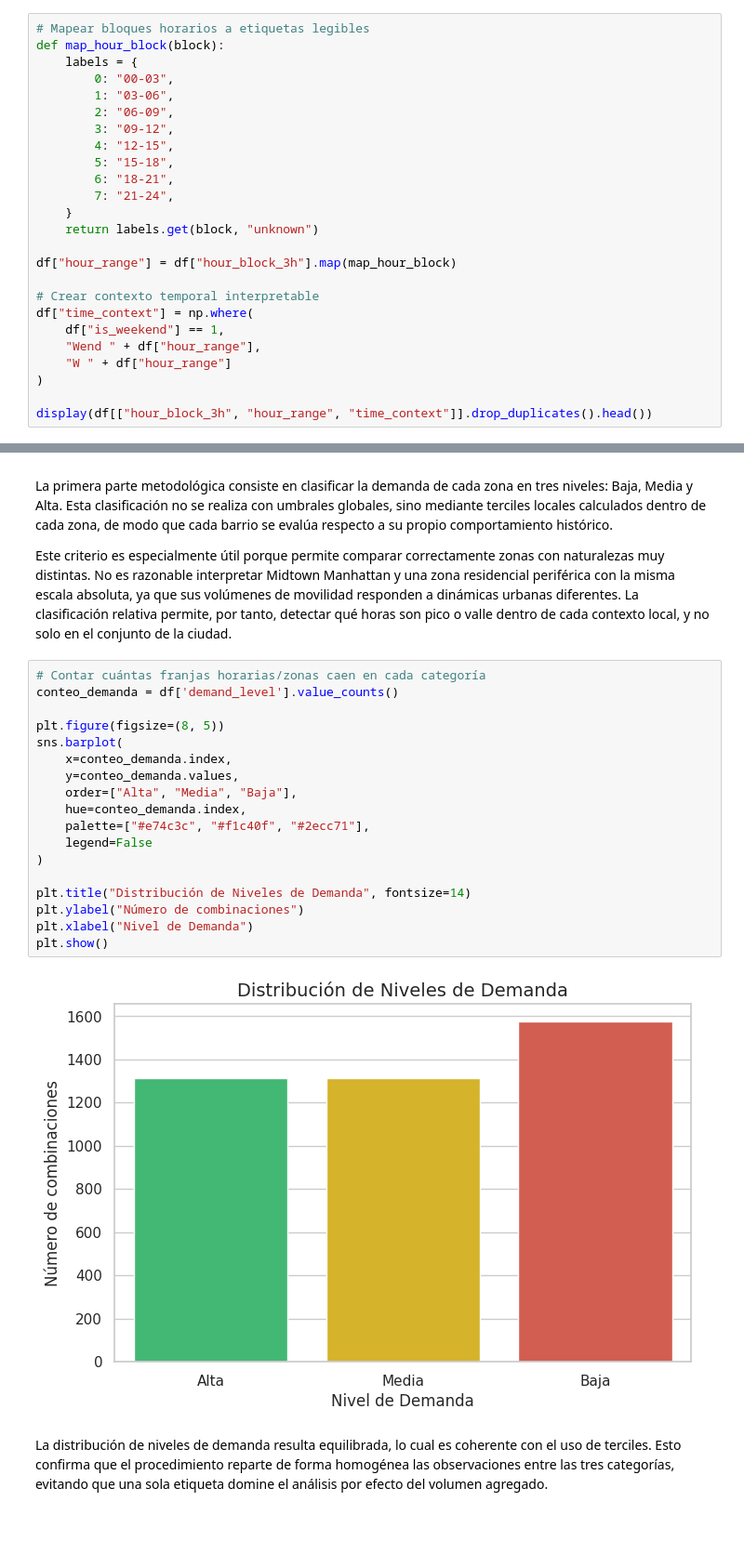
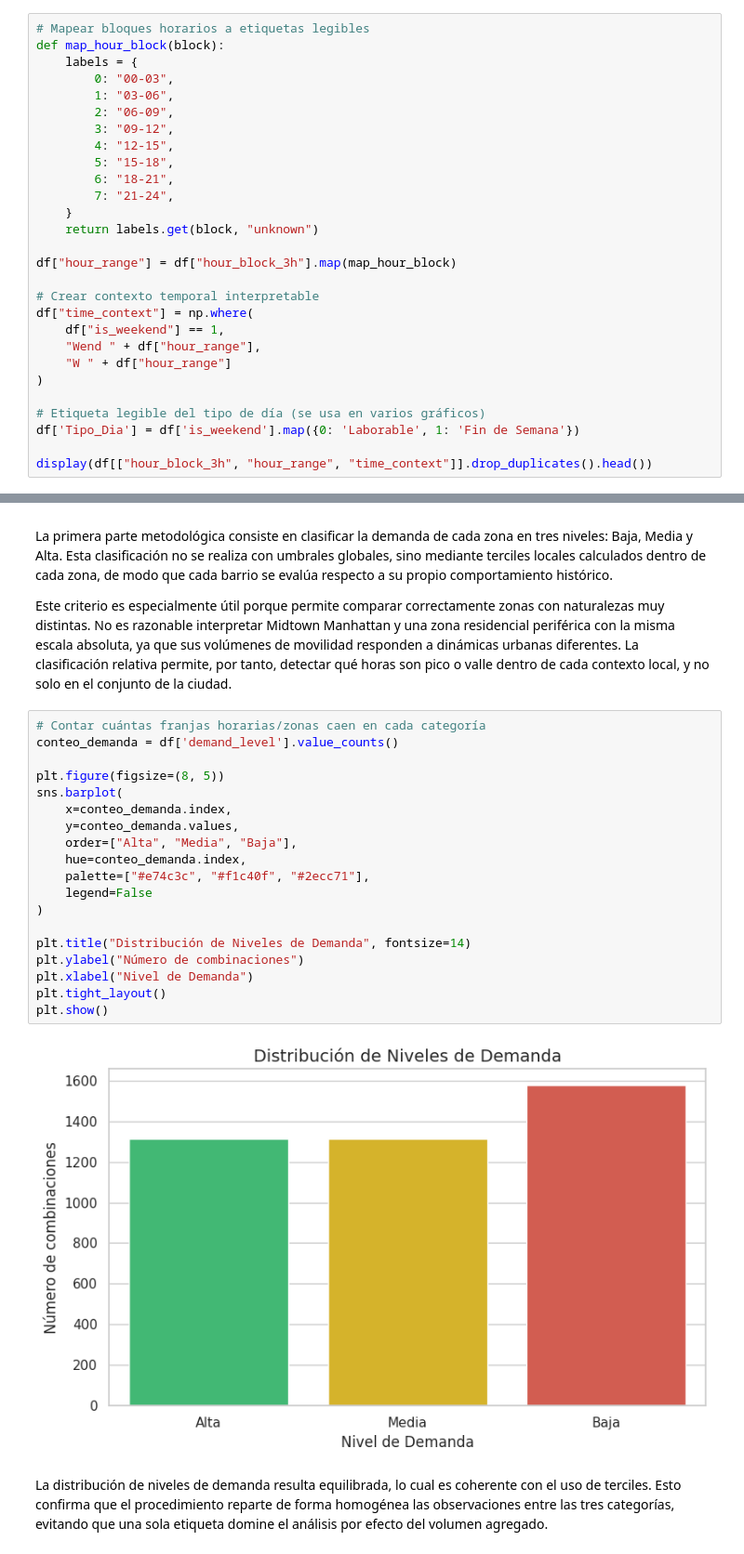
Before and after one commit to maritriv/Grupo-PD2---Transporte-NYC, a Jupyter notebook: notebooks/ex1c_analisis_demanda.ipynb, the cells around one changed output, grey strips where cells are left out. Shown at 93% size. Saved outputs shown, nothing was run; the diff lists cells and outputs as text; blank space fills up the shorter version.

```diff
--- a/notebooks/ex1c_analisis_demanda.ipynb
+++ b/notebooks/ex1c_analisis_demanda.ipynb
@@ -71,6 +73,9 @@ df["time_context"] = np.where(
     "W " + df["hour_range"]
 )
 
+# Etiqueta legible del tipo de día (se usa en varios gráficos)
+df['Tipo_Dia'] = df['is_weekend'].map({0: 'Laborable', 1: 'Fin de Semana'})
+
 display(df[["hour_block_3h", "hour_range", "time_context"]].drop_duplicates().head())
 # %% [output]
 |  | hour_block_3h | hour_range | time_context |
@@ -88,22 +93,23 @@ Este criterio es especialmente útil porque permite comparar correctamente zonas
 # %%
 # Contar cuántas franjas horarias/zonas caen en cada categoría
 conteo_demanda = df['demand_level'].value_counts()
 
 plt.figure(figsize=(8, 5))
 sns.barplot(
     x=conteo_demanda.index,
     y=conteo_demanda.values,
     order=["Alta", "Media", "Baja"],
     hue=conteo_demanda.index,
     palette=["#e74c3c", "#f1c40f", "#2ecc71"],
     legend=False
 )
 
 plt.title("Distribución de Niveles de Demanda", fontsize=14)
 plt.ylabel("Número de combinaciones")
 plt.xlabel("Nivel de Demanda")
+plt.tight_layout()
 plt.show()
 # %% [output]
-[figure, old version]
+[figure, new version]
 # %% [markdown]
 La distribución de niveles de demanda resulta equilibrada, lo cual es coherente con el uso de terciles. Esto confirma que el procedimiento reparte de forma homogénea las observaciones entre las tres categorías, evitando que una sola etiqueta domine el análisis por efecto del volumen agregado.
```
Also changed, not shown: parts of 27 cells of this notebook, 3 other files.
